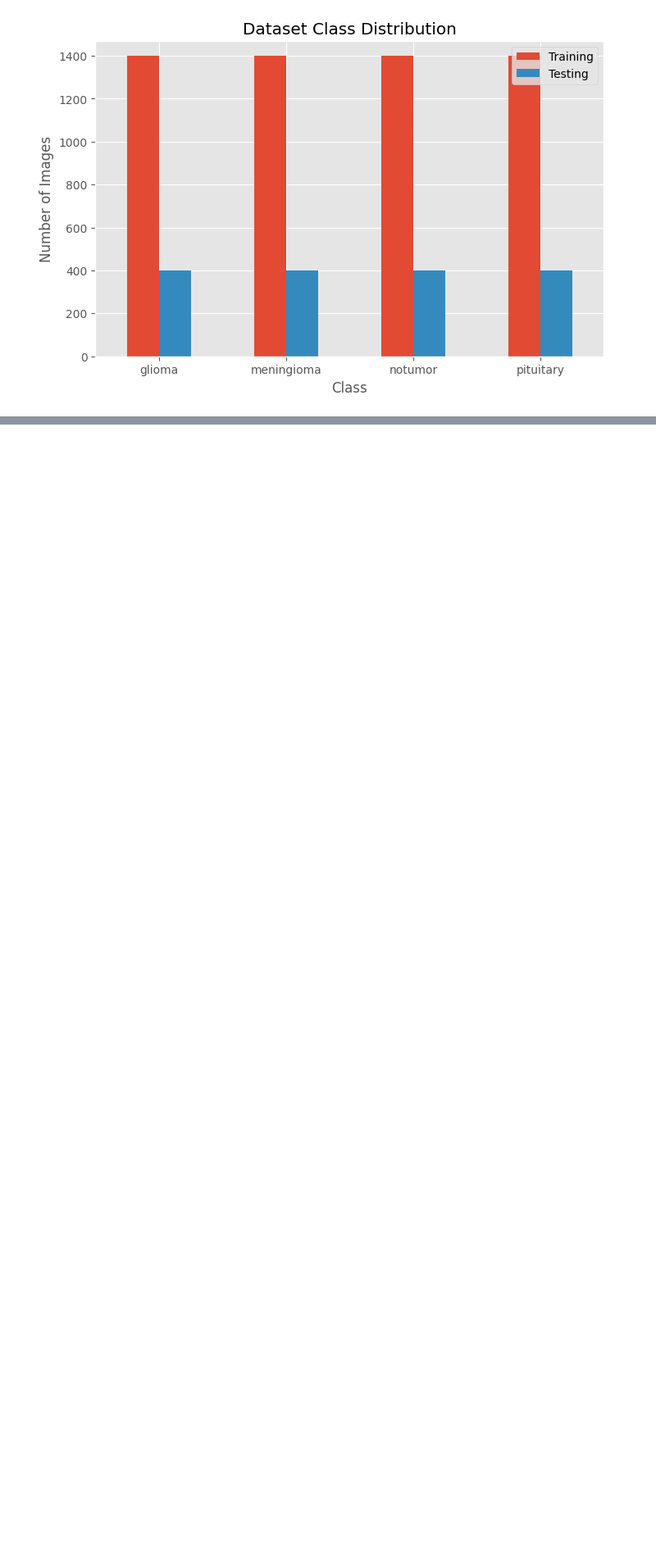
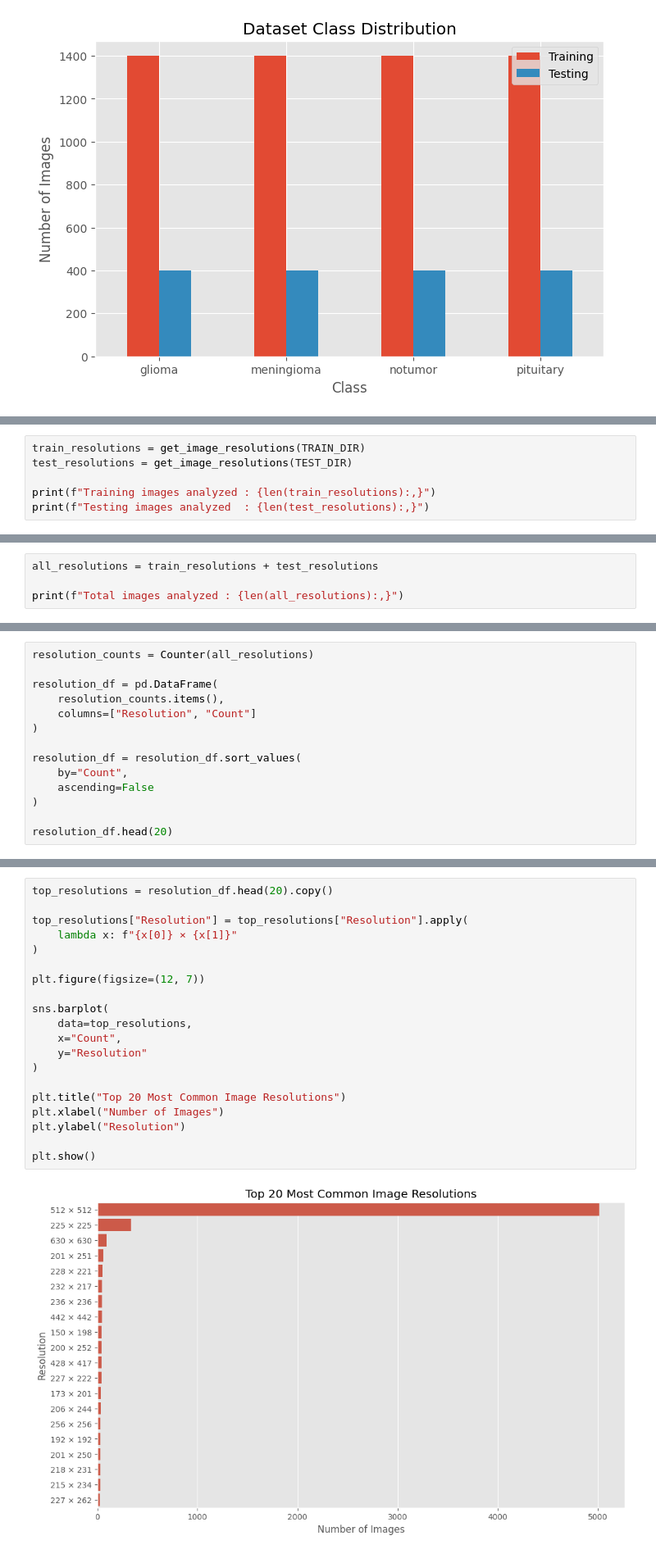
Before and after one commit to maziyaqofi/Brain-Tumor-Classification-AI, a Jupyter notebook: notebooks/01_eda.ipynb, the cells around one changed output, grey strips where cells are left out. Shown at 82% size. Saved outputs shown, nothing was run; the diff lists cells and outputs as text; blank space fills up the shorter version.

```diff
--- a/notebooks/01_eda.ipynb
+++ b/notebooks/01_eda.ipynb
@@ -177,0 +277,6 @@ Balanced class distributions help reduce prediction bias during model training a
+# %%
+train_resolutions = get_image_resolutions(TRAIN_DIR)
+test_resolutions = get_image_resolutions(TEST_DIR)
+
+print(f"Training images analyzed : {len(train_resolutions):,}")
+print(f"Testing images analyzed  : {len(test_resolutions):,}")
@@ -177,0 +286,4 @@ Balanced class distributions help reduce prediction bias during model training a
+# %%
+all_resolutions = train_resolutions + test_resolutions
+
+print(f"Total images analyzed : {len(all_resolutions):,}")
@@ -177,0 +323,14 @@ Balanced class distributions help reduce prediction bias during model training a
+# %%
+resolution_counts = Counter(all_resolutions)
+
+resolution_df = pd.DataFrame(
+    resolution_counts.items(),
+    columns=["Resolution", "Count"]
+)
+
+resolution_df = resolution_df.sort_values(
+    by="Count",
+    ascending=False
+)
+
+resolution_df.head(20)
@@ -177,0 +375,22 @@ Balanced class distributions help reduce prediction bias during model training a
+# %%
+top_resolutions = resolution_df.head(20).copy()
+
+top_resolutions["Resolution"] = top_resolutions["Resolution"].apply(
+    lambda x: f"{x[0]} × {x[1]}"
+)
+
+plt.figure(figsize=(12, 7))
+
+sns.barplot(
+    data=top_resolutions,
+    x="Count",
+    y="Resolution"
+)
+
+plt.title("Top 20 Most Common Image Resolutions")
+plt.xlabel("Number of Images")
+plt.ylabel("Resolution")
+
+plt.show()
+# %% [output]
+[figure, added]
```
Also changed, not shown: parts of 43 cells of this notebook, 4 other files.
